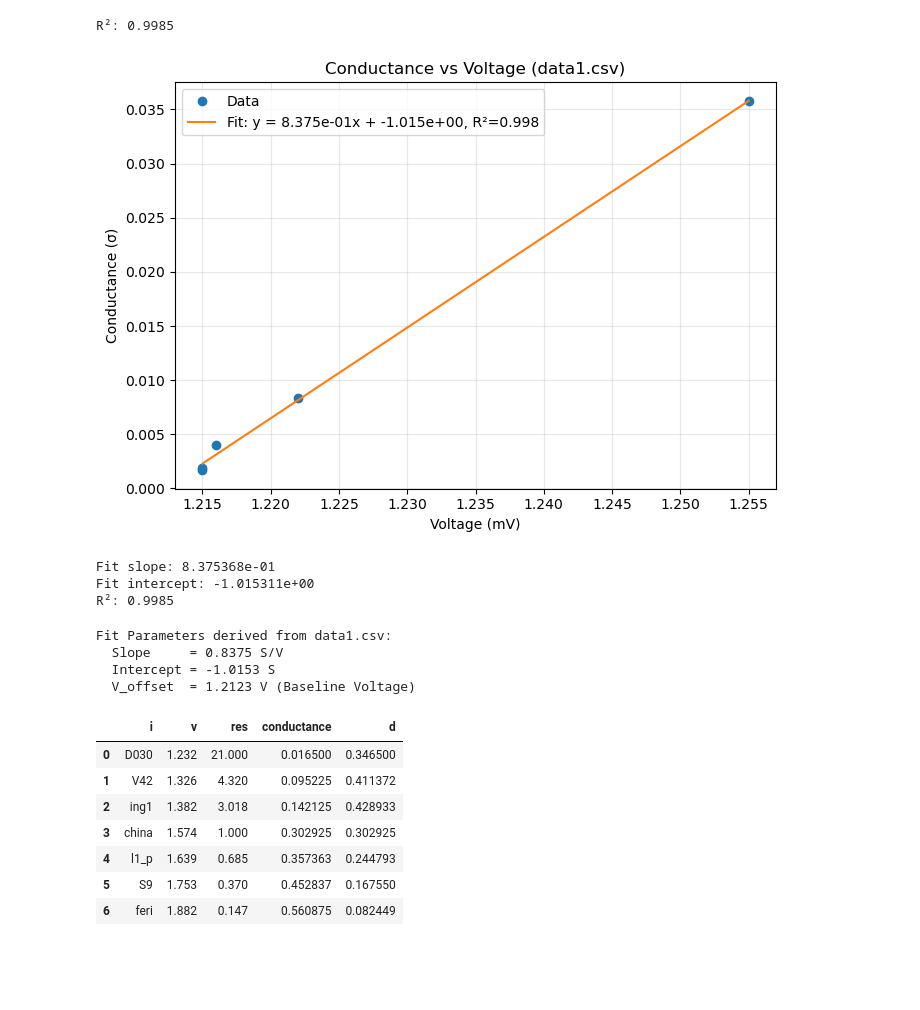
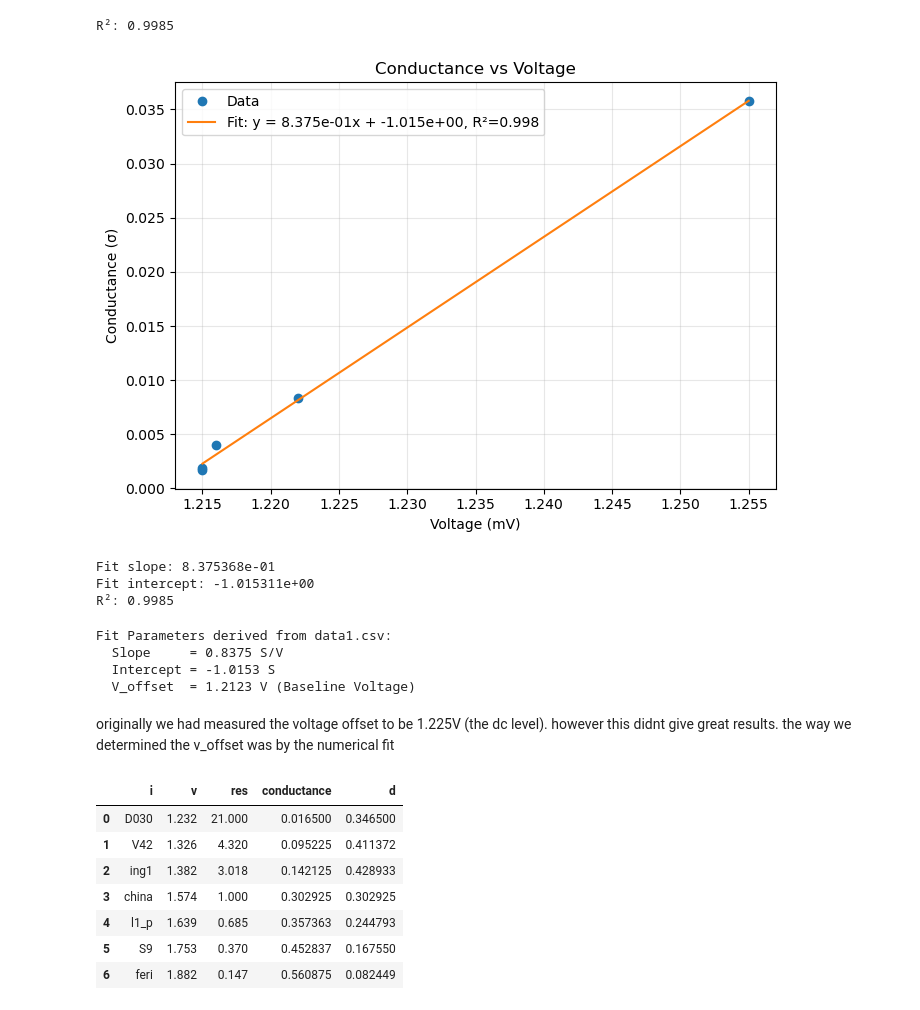
Before and after one commit to peti12352/physeng_lab_reports, a Jupyter notebook: courses/nano/semi/docs/notes.ipynb, the cells around one changed output. Cells and saved outputs as stored; diff of their text form; code cells hidden in the pictures; blank space fills up the shorter version.

```diff
--- a/courses/nano/semi/docs/notes.ipynb
+++ b/courses/nano/semi/docs/notes.ipynb
@@ -67,33 +67,33 @@ R²: 0.9985
 # %%
 # Plot conductance (sigma) as a function of v from data1.csv, with linear fit and print fit params and R²
 # data = pd.read_csv('data1.csv', skipinitialspace=True)
 
 x = data['v']
 y = data['l_over_res']
 fit_coeffs = np.polyfit(x, y, 1)
 fit_slope, fit_intercept = fit_coeffs
 fit_y = fit_slope * x + fit_intercept
 ss_res = np.sum((y - fit_y) ** 2)
 ss_tot = np.sum((y - np.mean(y)) ** 2)
 r2 = 1 - ss_res / ss_tot if ss_tot > 0 else float('nan')
 
 import matplotlib.pyplot as plt
 plt.figure(figsize=(7,5))
 plt.plot(x, y, 'o', label='Data')
 plt.plot(x, fit_y, '-', label=f'Fit: y = {fit_slope:.3e}x + {fit_intercept:.3e}, R²={r2:.3f}')
 plt.xlabel('Voltage (mV)')
 plt.ylabel('Conductance (σ)')
-plt.title('Conductance vs Voltage (data1.csv)')
+plt.title('Conductance vs Voltage')
 plt.legend()
 plt.grid(True, alpha=0.3)
 plt.tight_layout()
 plt.show()
 
 print(f'Fit slope: {fit_slope:.6e}')
 print(f'Fit intercept: {fit_intercept:.6e}')
 print(f'R²: {r2:.4f}')
 # %% [output]
-[figure, old version]
+[figure, new version]
 Fit slope: 8.375368e-01
 Fit intercept: -1.015311e+00
 R²: 0.9985
@@ -145,6 +145,8 @@ Fit Parameters derived from data1.csv:
   Slope     = 0.8375 S/V
   Intercept = -1.0153 S
   V_offset  = 1.2123 V (Baseline Voltage)
+# %% [markdown]
+originally we had measured the voltage offset to be 1.225V (the dc level). however this didnt give great results. the way we determined the v_offset was by the numerical fit
 # %%
 # Calculate conductance and d for task7.csv and save result
 import pandas as pd
```
Also changed, not shown: parts of 28 cells of this notebook, 30 other files.
